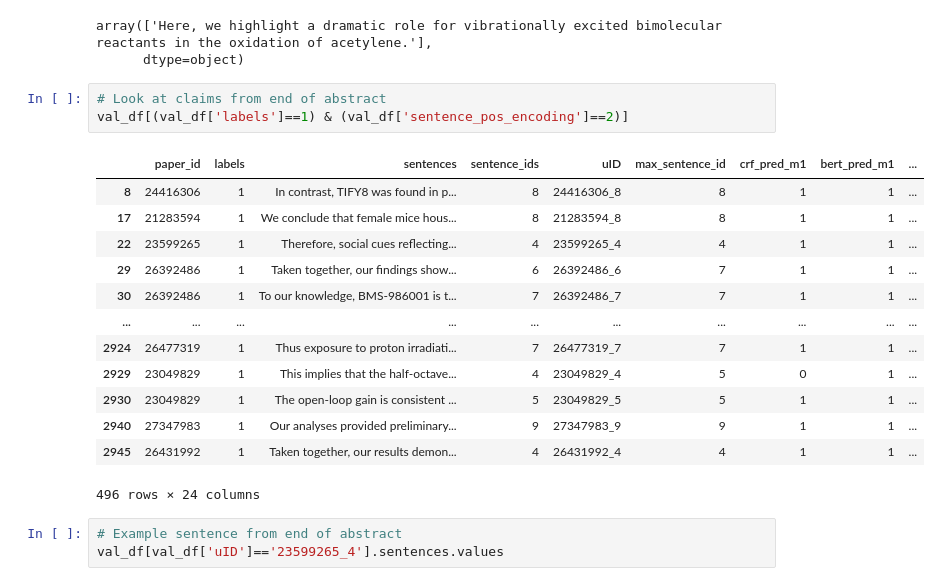
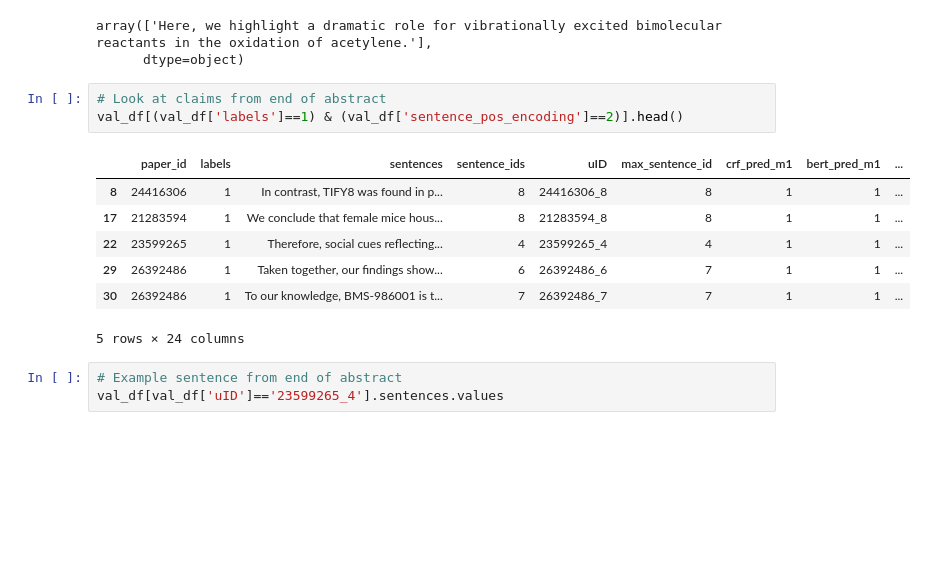
Before and after one commit to kelheinz/NLP_Claim_Detection, a Jupyter notebook: Model_Results_Evaluation.ipynb, the cells around one changed output. Cells and saved outputs as stored; diff of their text form; blank space fills up the shorter version.

Commit message:
Updated results evaluation figures

```diff
--- a/Model_Results_Evaluation.ipynb
+++ b/Model_Results_Evaluation.ipynb
@@ -199,21 +203,15 @@ array(['Here, we highlight a dramatic role for vibrationally excited bimolecular
       dtype=object)
 # %%
 # Look at claims from end of abstract
-val_df[(val_df['labels']==1) & (val_df['sentence_pos_encoding']==2)]
+val_df[(val_df['labels']==1) & (val_df['sentence_pos_encoding']==2)].head()
 # %% [output]
 |  | paper_id | labels | sentences | sentence_ids | uID | max_sentence_id | crf_pred_m1 | bert_pred_m1 | ... |
 | 8 | 24416306 | 1 | In contrast, TIFY8 was found in p... | 8 | 24416306_8 | 8 | 1 | 1 | ... |
 | 17 | 21283594 | 1 | We conclude that female mice hous... | 8 | 21283594_8 | 8 | 1 | 1 | ... |
 | 22 | 23599265 | 1 | Therefore, social cues reflecting... | 4 | 23599265_4 | 4 | 1 | 1 | ... |
 | 29 | 26392486 | 1 | Taken together, our findings show... | 6 | 26392486_6 | 7 | 1 | 1 | ... |
 | 30 | 26392486 | 1 | To our knowledge, BMS-986001 is t... | 7 | 26392486_7 | 7 | 1 | 1 | ... |
-| ... | ... | ... | ... | ... | ... | ... | ... | ... | ... |
-| 2924 | 26477319 | 1 | Thus exposure to proton irradiati... | 7 | 26477319_7 | 7 | 1 | 1 | ... |
-| 2929 | 23049829 | 1 | This implies that the half-octave... | 4 | 23049829_4 | 5 | 0 | 1 | ... |
-| 2930 | 23049829 | 1 | The open-loop gain is consistent ... | 5 | 23049829_5 | 5 | 1 | 1 | ... |
-| 2940 | 27347983 | 1 | Our analyses provided preliminary... | 9 | 27347983_9 | 9 | 1 | 1 | ... |
-| 2945 | 26431992 | 1 | Taken together, our results demon... | 4 | 26431992_4 | 4 | 1 | 1 | ... |
-496 rows × 24 columns
+5 rows × 24 columns
 # %%
 # Example sentence from end of abstract
 val_df[val_df['uID']=='23599265_4'].sentences.values
```
Also changed, not shown: parts of 18 cells of this notebook.
